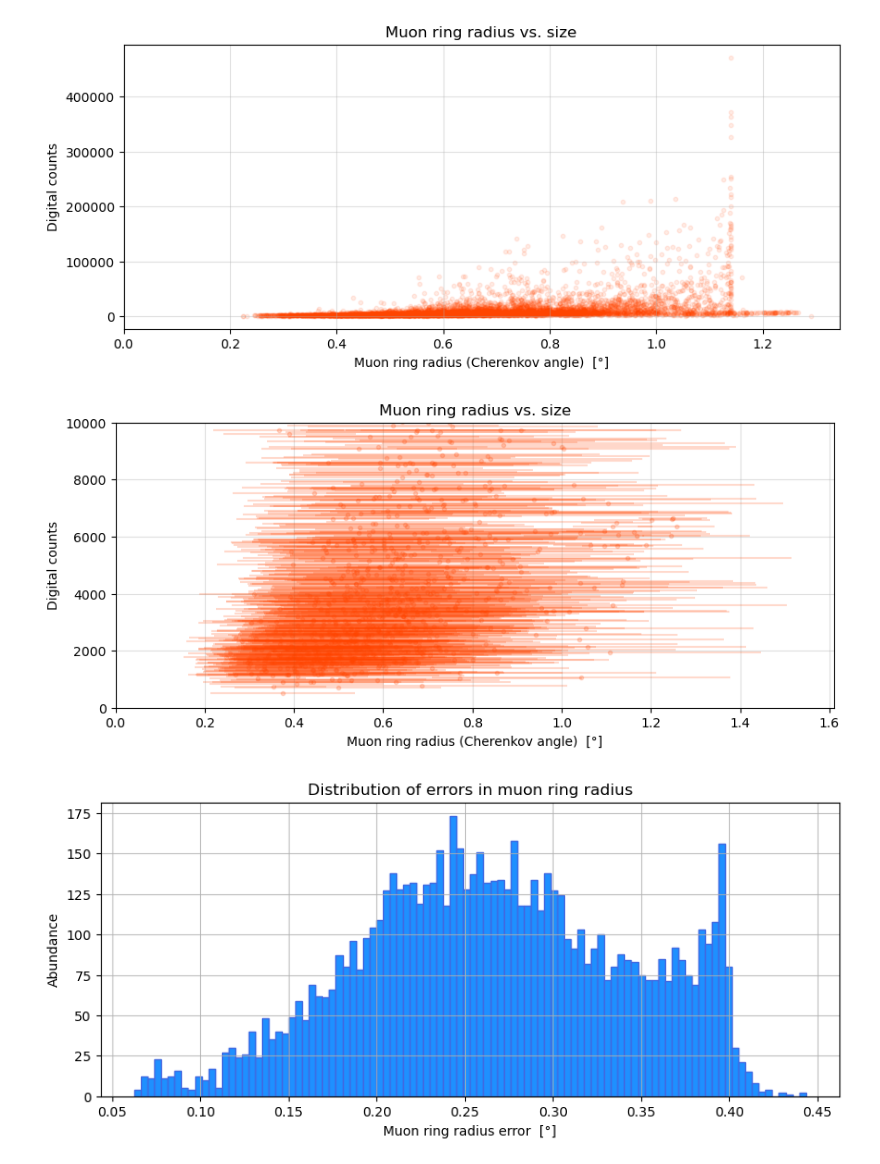
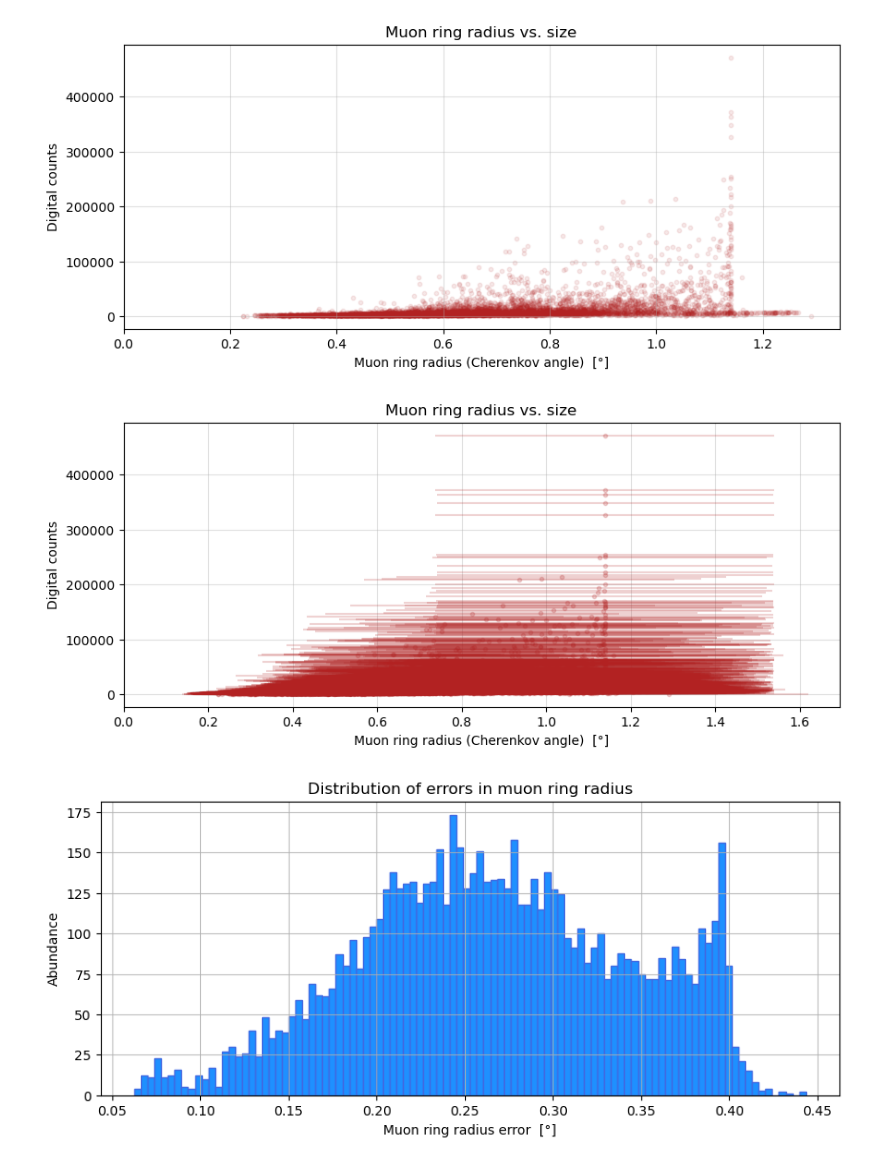
Before and after one commit to leandrorizk/magnetic_monopoles, a Jupyter notebook: muons/muon_real_ring_size_vs_radius.ipynb, the cells around one changed output. Cells and saved outputs as stored; diff of their text form; code cells hidden in the pictures.

```diff
--- a/muons/muon_real_ring_size_vs_radius.ipynb
+++ b/muons/muon_real_ring_size_vs_radius.ipynb
@@ -35,11 +36,11 @@ from scipy.interpolate import CubicSpline
 # np.savetxt(output, real_muon_params.T, delimiter=',')
 # %%
-real_data = 'real_data/muons_111645.csv'
-muon_radii, muon_radii_err, muon_sizes = np.loadtxt(real_data, delimiter=',', unpack=True)
+reals = 'real_data/muons_111645.csv'
+muon_radii, muon_radii_err, muon_sizes = np.loadtxt(reals, delimiter=',', unpack=True)
 # %%
 fig, ax = plt.subplots(figsize=(10, 4))
 
-plt.scatter(muon_radii, muon_sizes, c='orangered', marker='o', s=10, alpha=0.1)
+plt.scatter(muon_radii, muon_sizes, c='firebrick', marker='o', s=10, alpha=0.1)
 
 plt.grid(alpha=0.4)
 plt.xlabel('Muon ring radius (Cherenkov angle)  [°]')
@@ -50,24 +51,24 @@ plt.xlim(xmin=0)
 
 plt.show()
 # %% [output]
-[figure, old version]
+[figure, new version]
 # %%
 fig, ax = plt.subplots(figsize=(10, 4))
 
-plt.errorbar(x=muon_radii[:1000], xerr=muon_radii_err[:1000], y=muon_sizes[:1000],
-             c='orangered', marker='o', ms=3, ls='', alpha=0.2)
+plt.errorbar(x=muon_radii, xerr=muon_radii_err, y=muon_sizes,
+             c='firebrick', marker='o', ms=3, ls='', alpha=0.2)
 
 plt.grid(alpha=0.4)
 plt.xlabel('Muon ring radius (Cherenkov angle)  [°]')
 plt.ylabel('Digital counts')
 plt.title('Muon ring radius vs. size')
 
 plt.xlim(xmin=0)
-plt.ylim(0, 1e4)
+#plt.ylim(0, 1e4)
 
 plt.show()
 # %% [output]
-[figure, old version]
+[figure, new version]
 # %%
 fig, ax = plt.subplots(figsize=(10, 4))
 
```
Also changed, not shown: parts of 36 cells of this notebook, 6 other files.
